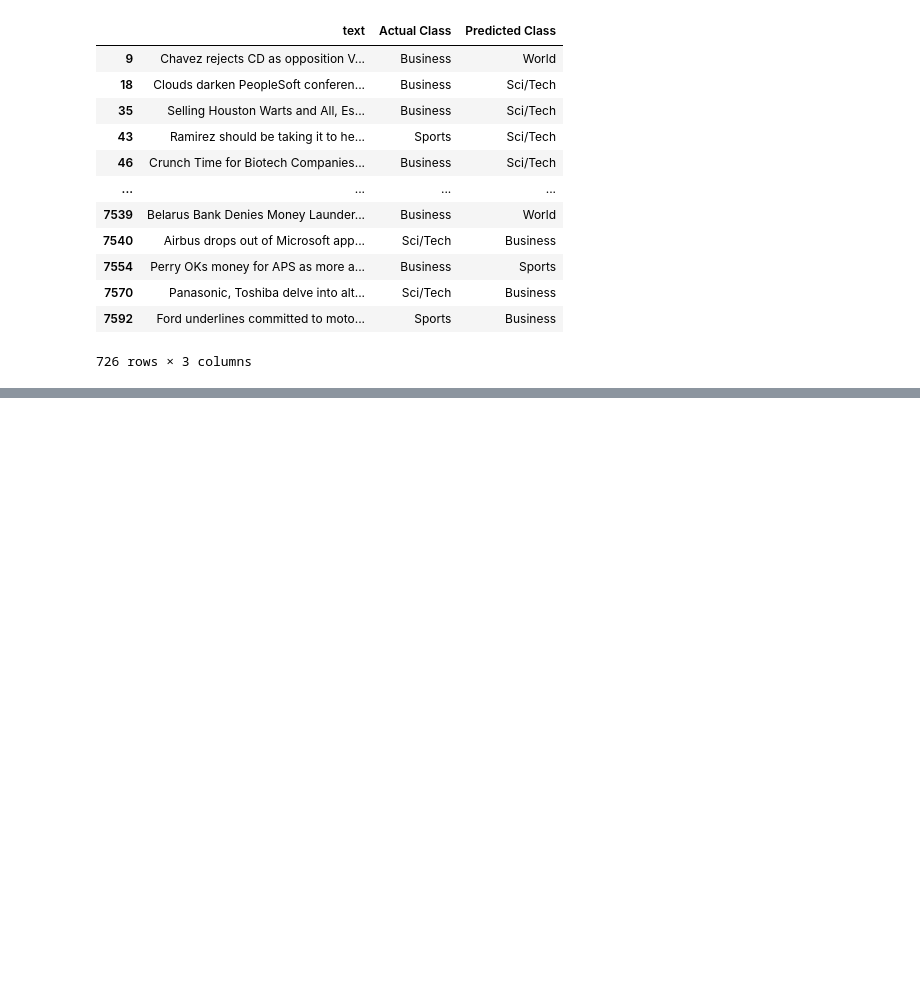
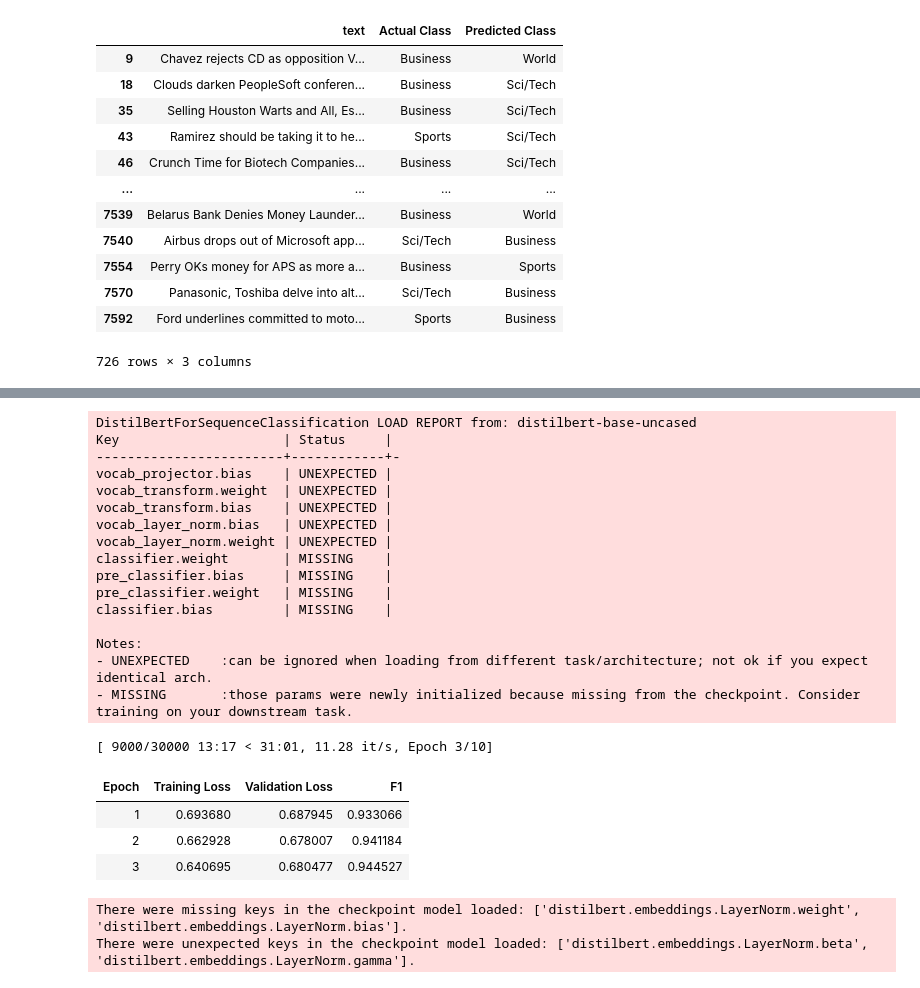
Before and after one commit to Tifa004/ML_Project, a Jupyter notebook: project.ipynb, the cells around one changed output, grey strips where cells are left out. Drawn from its saved outputs; the diff is of its cells as text; code cells hidden in the pictures; blank space fills up the shorter version.

```diff
--- a/project.ipynb
+++ b/project.ipynb
@@ -741,0 +877,80 @@ plt.show()
+# %%
+import evaluate
+from transformers import (
+    Trainer,
+    TrainingArguments,
+    AutoModelForSequenceClassification,
+    EarlyStoppingCallback,
+)
+
+# 1. Define how to calculate accuracy
+metric = evaluate.load("f1")
+
+
+def compute_metrics(eval_pred):
+    logits, labels = eval_pred
+    predictions = np.argmax(logits, axis=-1)
+    return metric.compute(predictions=predictions, references=labels,average='weighted')
+
+
+# 2. Configure the Trainer
+training_args = TrainingArguments(
+    output_dir="./results",
+    learning_rate=2e-5,  # Standard for fine-tuning BERT
+    per_device_train_batch_size=32,
+    per_device_eval_batch_size=32,
+    num_train_epochs=10,
+    weight_decay=0.01,  # Helps prevent overfitting
+    eval_strategy="epoch",  # Evaluates every epoch
+    save_strategy="epoch",
+    load_best_model_at_end=True,  # Automatically saves the best model
+    label_smoothing_factor=0.2
+)
+
+# 3. Initialize Trainer
+model = AutoModelForSequenceClassification.from_pretrained(
+    "distilbert-base-uncased", num_labels=4
+).to(device)
+
+# 'early_stopping_patience=x' means: "Stop if the validation loss
+# doesn't improve for x evaluation rounds (epochs)."
+early_stop = EarlyStoppingCallback(early_stopping_patience=1)
+
+trainer = Trainer(
+    model=model,
+    args=training_args,
+    train_dataset=train_dataset,
+    eval_dataset=val_dataset,
+    compute_metrics=compute_metrics,
+    callbacks=[early_stop],
+)
+
+# 4. Train
+trainer.train()
+
+# 5 Test
+test_results = trainer.predict(test_dataset)
+# %% [output]
+DistilBertForSequenceClassification LOAD REPORT from: distilbert-base-uncased
+Key                     | Status     |
+------------------------+------------+-
+vocab_projector.bias    | UNEXPECTED |
+vocab_transform.weight  | UNEXPECTED |
+vocab_transform.bias    | UNEXPECTED |
+vocab_layer_norm.bias   | UNEXPECTED |
+vocab_layer_norm.weight | UNEXPECTED |
+classifier.weight       | MISSING    |
+pre_classifier.bias     | MISSING    |
+pre_classifier.weight   | MISSING    |
+classifier.bias         | MISSING    |
+
+Notes:
+- UNEXPECTED    :can be ignored when loading from different task/architecture; not ok if you expect identical arch.
+- MISSING       :those params were newly initialized because missing from the checkpoint. Consider training on your downstream task.
+[ 9000/30000 13:17 < 31:01, 11.28 it/s, Epoch 3/10]
+| Epoch | Training Loss | Validation Loss | F1 |
+| 1 | 0.693680 | 0.687945 | 0.933066 |
+| 2 | 0.662928 | 0.678007 | 0.941184 |
+| 3 | 0.640695 | 0.680477 | 0.944527 |
+There were missing keys in the checkpoint model loaded: ['distilbert.embeddings.LayerNorm.weight', 'distilbert.embeddings.LayerNorm.bias'].
+There were unexpected keys in the checkpoint model loaded: ['distilbert.embeddings.LayerNorm.beta', 'distilbert.embeddings.LayerNorm.gamma'].
```
Also changed, not shown: parts of 13 cells of this notebook.
